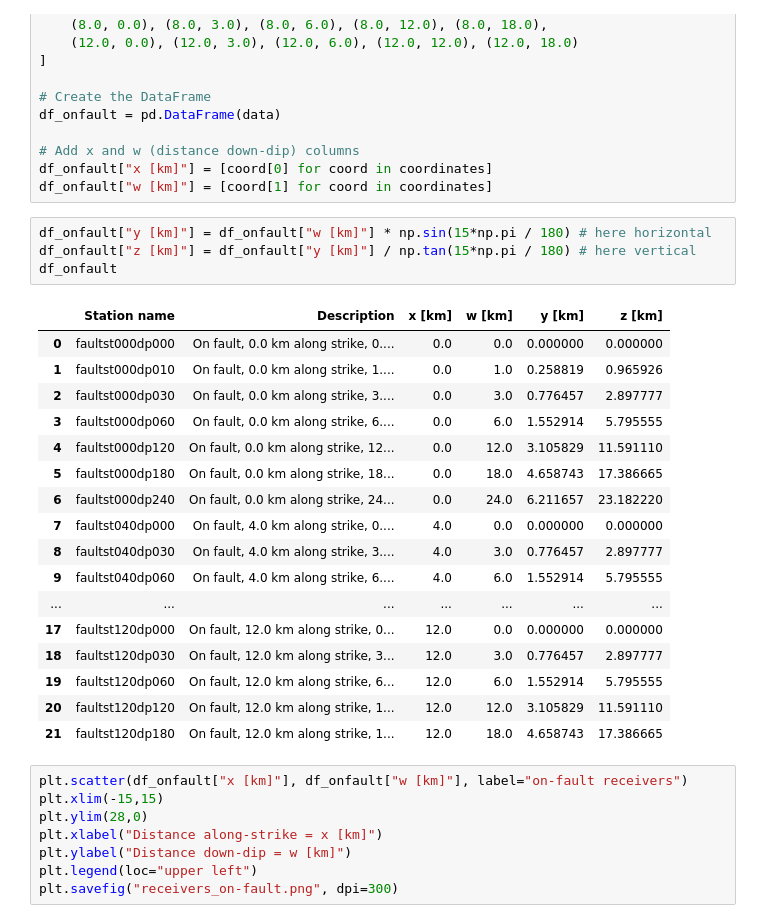
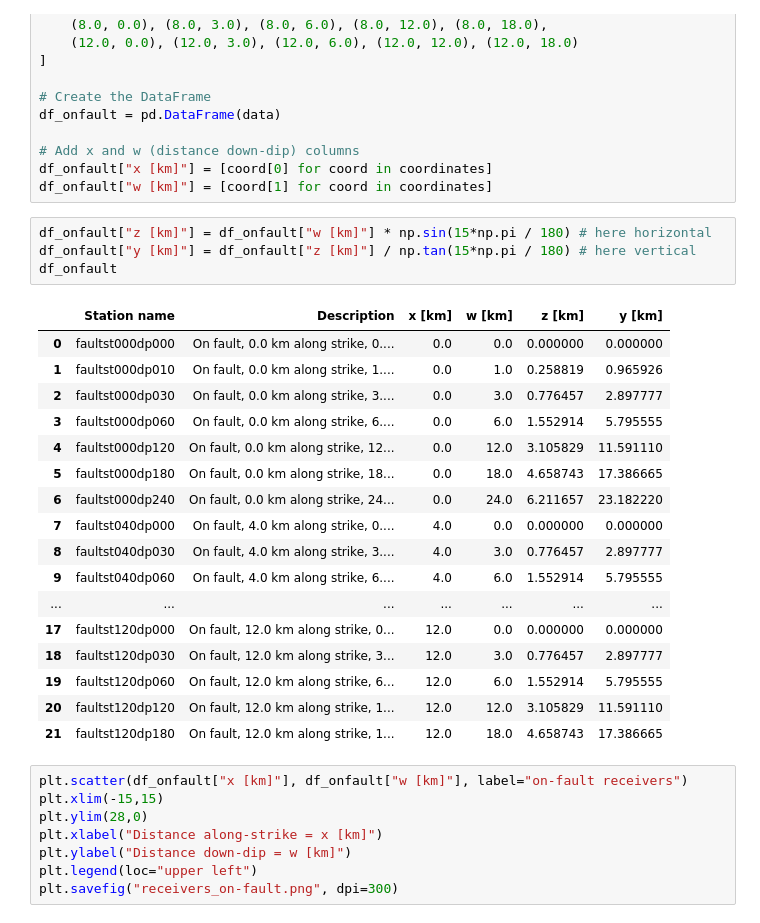
Before and after one commit to fabian-kutschera/Benchmarks, a Jupyter notebook: TPV36_37_receivers.ipynb, the cells around one changed output. Drawn from its saved outputs; the diff is of its cells as text.

```diff
--- a/TPV36_37_receivers.ipynb
+++ b/TPV36_37_receivers.ipynb
@@ -64,11 +64,11 @@ df_onfault = pd.DataFrame(data)
 df_onfault["x [km]"] = [coord[0] for coord in coordinates]
 df_onfault["w [km]"] = [coord[1] for coord in coordinates]
 # %%
-df_onfault["y [km]"] = df_onfault["w [km]"] * np.sin(15*np.pi / 180) # here horizontal
-df_onfault["z [km]"] = df_onfault["y [km]"] / np.tan(15*np.pi / 180) # here vertical
+df_onfault["z [km]"] = df_onfault["w [km]"] * np.sin(15*np.pi / 180) # here horizontal
+df_onfault["y [km]"] = df_onfault["z [km]"] / np.tan(15*np.pi / 180) # here vertical
 df_onfault
 # %% [output]
-|  | Station name | Description | x [km] | w [km] | y [km] | z [km] |
+|  | Station name | Description | x [km] | w [km] | z [km] | y [km] |
 | 0 | faultst000dp000 | On fault, 0.0 km along strike, 0.... | 0.0 | 0.0 | 0.000000 | 0.000000 |
 | 1 | faultst000dp010 | On fault, 0.0 km along strike, 1.... | 0.0 | 1.0 | 0.258819 | 0.965926 |
 | 2 | faultst000dp030 | On fault, 0.0 km along strike, 3.... | 0.0 | 3.0 | 0.776457 | 2.897777 |
```
Also changed, not shown: parts of 2 cells of this notebook, 2 other files.
